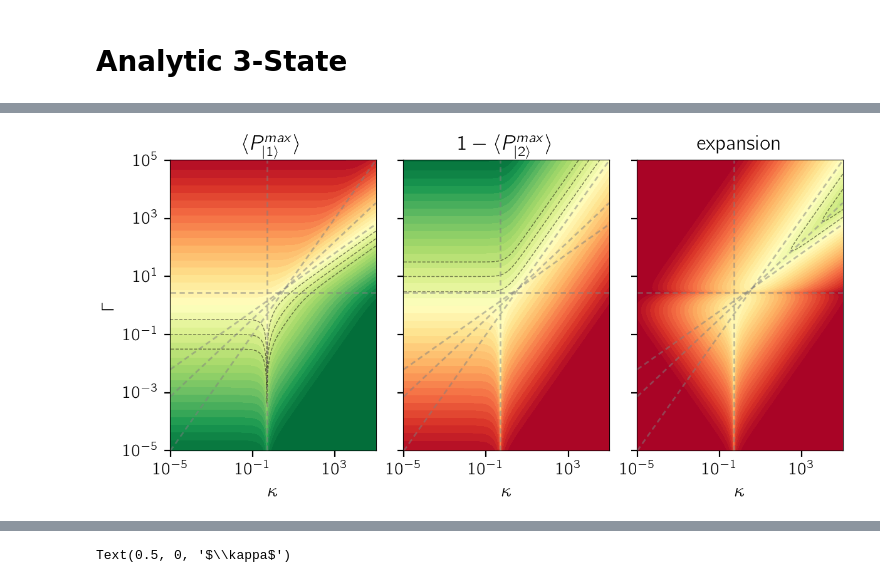
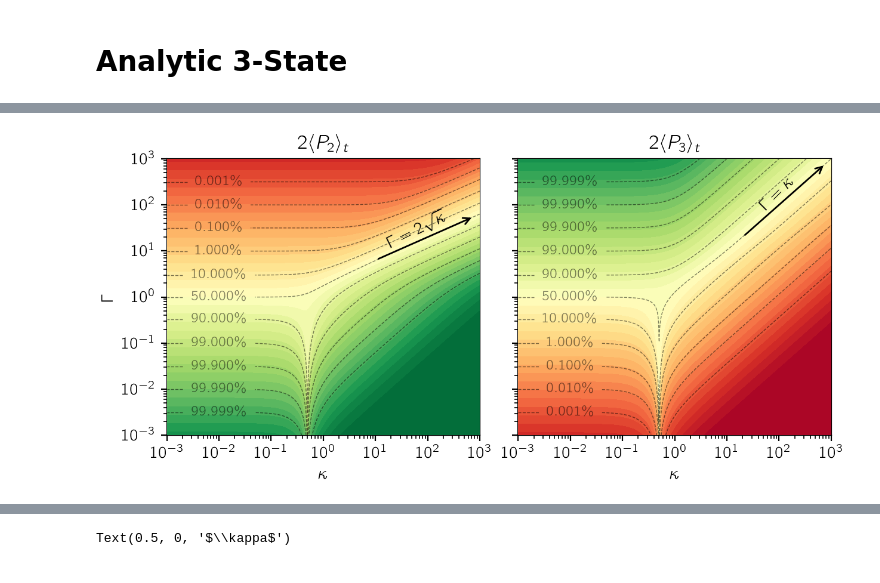
Before and after one commit to tomhepz/MolecularEnergyLevels, a Jupyter notebook: notebooks/rabi.ipynb, the cells around one changed output, grey strips where cells are left out. Drawn from its saved outputs; the diff is of its cells as text; code cells hidden in the pictures.

```diff
--- a/notebooks/rabi.ipynb
+++ b/notebooks/rabi.ipynb
@@ -155,13 +155,13 @@ y = 1/(1+k**2)*np.sin(np.sqrt(1+k**2)*np.pi*0.5)**2
 cmapval = ((k[:-1]/8)+0.5)
 
 # cmap = plt.get_cmap('coolwarm')
-colors = [cmap(cv) for cv in cmapval]
+colors_here = [cmap(cv) for cv in cmapval]
 # colors = [[c[0],c[1],c[2],1] for c in colors]
 # Create a set of line segments
 points = np.array([x, y]).T.reshape(-1, 1, 2)
 segments = np.concatenate([points[:-1], points[1:]], axis=1)
 # Create a LineCollection object
-lc = LineCollection(segments, colors=colors, lw=2)
+lc = LineCollection(segments, colors=colors_here, lw=2)
 ax_r.add_collection(lc)
 
 
@@ -214,5 +214,10 @@ fig.savefig("../images/4-loop-population.pdf")
 # %% [markdown]
 # Analytic 3-State
 # %%
-example_points = [(10000,200,1,0,2),(100,100,1,0,0.02),(1000,158.74,1,0,2),(1000,0.01,1,0,2),(10,1,0,0,3),(10,1,0.5,0,3),(10,1,1,0,3),(0.5,1,0.5,0.5,3)]
+example_points = [(2, 1, 1,  4), (6, 1, 1,  4),
+                  (2, 4, 1,  4), (6, 1, 0.5,  4),
+                  (0.1,  1, 1,  4), (6, 1,    0,  4),
+                  # (0.5,  1, 1,  4),     (0.5,      0.2,  1,  4),
+                   (0.1,  0.5, 1,  4),     (100,  0.5,  1,  4),
+                 ]
 # %%
@@ -329,8 +319,8 @@ def maximum_fidelity(k,g):
 
     return numerator/denominator
 
-k_exp_range = (-5,5)
-g_exp_range = (-5,5)
+k_exp_range = (-3,3)
+g_exp_range = (-3,3)
 
 ks = np.logspace(*k_exp_range,1000)
 gs = np.logspace(*g_exp_range,1000)
@@ -340,8 +330,8 @@ ks, gs = np.meshgrid(ks,gs)
 twice_average_fidelities = twice_average_fidelity(ks,gs)
 minus_fidelities = minus_fidelity(ks,gs)
 # maximum_fidelities = maximum_fidelity(ks,gs)
-maximum_fidelities = np.abs((1-(gs/ks)**2))
-perturbation_fidelities = 1-(gs**2)*((1-2*1*ks+ks**2)/(1-2*ks**2+ks**4))
+# maximum_fidelities = np.abs((1-(gs/ks)**2))
+# perturbation_fidelities = 1-(gs**2)*((1-2*1*ks+ks**2)/(1-2*ks**2+ks**4))
 
 g2 = gs**2
 k2 = ks**2
@@ -404,54 +348,74 @@ print(ks[514, 502])
 # %%
-fig, (axl,axm,axr) = plt.subplots(1,3,figsize=(6,3),sharey=True,sharex=True,constrained_layout=True)
+fig, (axl,axm) = plt.subplots(1,2,figsize=(6.3,3),sharey=True,sharex=True,constrained_layout=True)
 
 Norm  = colors.Normalize(vmin=0, vmax=1, clip=True)
 
-# noted_levels=[0.00001,0.0001,0.001,0.01,0.1,0.5,0.9,0.99,0.999,0.9999,0.99999]
-noted_levels=[0.9,0.99,0.999]
-
-
+noted_levels=[0.00001,0.0001,0.001,0.01,0.1,0.5,0.9,0.99,0.999,0.9999,0.99999]
+# noted_levels=[0.9,0.99,0.999]
 
 axl.set_ylabel('$\Gamma$')
-for ax, fidelities,title in [(axl,twice_average_fidelities,r"$\langle P^{max}_{|1\rangle}\rangle$"),(axm,1-minus_fidelities,r"$1-\langle P^{max}_{|2\rangle}\rangle$"),(axr,np.abs(twice_average_fidelities-minus_fidelities),"expansion")]:
+for ax, fidelities,title in [(axl,twice_average_fidelities,r"$2\langle P_{2}\rangle_t$"),(axm,1-minus_fidelities,r"$2\langle P_{3}\rangle_t$")]:#,(axr,np.abs(twice_average_fidelities-minus_fidelities),"expansion")]:
     ax.set_xscale('log')
     ax.set_yscale('log')
     ax.set_xlim(10**k_exp_range[0],10**k_exp_range[1])
     ax.set_ylim(10**g_exp_range[0],10**g_exp_range[1])
     ax.set_xlabel('$\kappa$')
 
-    k=10
+    k=7
     normalised_fidelies = (np.log10(1/(1 - (1 - 10**(-k))*fidelities - 0.5*10**(-k)) - 1))/(2*np.log10(2*10**k - 1)) + 1/2
-    # cf = ax.contourf(ks,gs,normalised_fidelies,10,cmap='RdYlGn',norm=Norm,alpha=1,zorder=-10)
-    cf = ax.contourf(ks,gs,normalised_fidelies,40,cmap='RdYlGn',norm=Norm,alpha=1,zorder=10)
+    cf = ax.contourf(ks,gs,normalised_fidelies,11,cmap='RdYlGn',norm=Norm,alpha=1,zorder=-10)
+    cf = ax.contourf(ks,gs,normalised_fidelies,40,cmap='RdYlGn',norm=Norm,alpha=1,zorder=10,edgecolor='face',linewidth=0.2)
+
     CS1 = ax.contour(ks,gs,fidelities,noted_levels, colors='k',linestyles='dashed',linewidths=0.5,alpha=0.5,zorder=20)
 
     fmt = {}
     strs = [f"{n*100:.3f}\%" for n in noted_levels]
     for l, s in zip(CS1.levels, strs):
         fmt[l] = s
 
     labelpositions = [(0.01,np.sqrt(1/n-1)) for n in noted_levels]
-    # ax.clabel(CS1, CS1.levels, fmt=fmt,manual=labelpositions,fontsize='small')
+    ax.clabel(CS1, CS1.levels, fmt=fmt,manual=labelpositions,fontsize='small')
     ax.set_title(title)
 
-    ax.axhline(2**1.5,zorder=50,color='grey',linewidth=1,dashes=(3,2),alpha=0.5)
-    ax.axvline(0.5,zorder=50,color='grey',linewidth=1,dashes=(3,2),alpha=0.5)
+    # ax.axhline(2**1.5,zorder=50,color='grey',linewidth=1,dashes=(3,2),alpha=0.5)
+    # ax.axvline(0.5,zorder=50,color='grey',linewidth=1,dashes=(3,2),alpha=0.5)
 
-    ax.plot([10**k_exp_range[0],10**k_exp_range[1]],[2*(10**k_exp_range[0])**0.5,2*(10**k_exp_range[1])**0.5],zorder=100,color='grey',linewidth=1,dashes=(3,2),alpha=0.5)
-    ax.plot([10**k_exp_range[0],10**k_exp_range[1]],[2**(2/3)*(10**k_exp_range[0])**(2/3),2**(2/3)*(10**k_exp_range[1])**(2/3)],zorder=100,color='grey',linewidth=1,dashes=(3,2),alpha=0.5)
-    ax.plot([10**k_exp_range[0],10**k_exp_range[1]],[10**k_exp_range[0],10**k_exp_range[1]],zorder=100,color='grey',linewidth=1,dashes=(3,2),alpha=0.5)
+    # ax.plot([10**k_exp_range[0],10**k_exp_range[1]],[2*(10**k_exp_range[0])**0.5,2*(10**k_exp_range[1])**0.5],zorder=100,color='grey',linewidth=1,dashes=(3,2),alpha=0.5)
+    # ax.plot([10,10**k_exp_range[1]],[2**(2/3)*(10)**(2/3),2**(2/3)*(10**k_exp_range[1])**(2/3)],zorder=100,color='black',linewidth=1,dashes=(3,2),alpha=0.7)
+    # ax.plot([10**k_exp_range[0],10**k_exp_range[1]],[10**k_exp_range[0],10**k_exp_range[1]],zorder=100,color='grey',linewidth=1,dashes=(3,2),alpha=0.5)
+
+    # ax.arrow(astart, 2**(2/3)*(astart)**(2/3), aend-astart, 2**(2/3)*(aend)**(2/3)-2**(2/3)*(astart)**(2/3),zorder=100,head_width=0.05, head_length=0.1, fc='k', ec='k')
+
+astart = 10
+aend = 800
+axl.annotate(r"",
+        xy=(astart, 2*(astart)**(1/2)), xycoords='data',
+        xytext=(aend, 2*(aend)**(1/2)), textcoords='data',
+        arrowprops=dict(arrowstyle="<-", connectionstyle="arc3"),
+           zorder=300)
+
+axl.text(15, 2*(15)**(1/2)+2, r"$\Gamma=2\sqrt{\kappa}$", va='bottom', zorder=300,rotation=26.5)
+
+
+axm.annotate(r"",
+        xy=(20, 20), xycoords='data',
+        xytext=(800, 800), textcoords='data',
+        arrowprops=dict(arrowstyle="<-", connectionstyle="arc3"),
+           zorder=300)
+
+axm.text(40, 40+25, r"$\Gamma=\kappa$", va='bottom', zorder=300,rotation=45)
 
 
 #     for k,g,_ in example_points:
 #         ax.plot(k, g, 'ko',markersize=5,zorder=100,mfc='none')
 
 
 
 
 
 fig.savefig('../images/3-level-phase.pdf')
 # %% [output]
-[figure, old version]
+[figure, new version]
 # %%
 fig, ax = plt.subplots(1,1,figsize=(4,4),constrained_layout=True)
 
```
Also changed, not shown: parts of 12 cells of this notebook, 7 other files.
